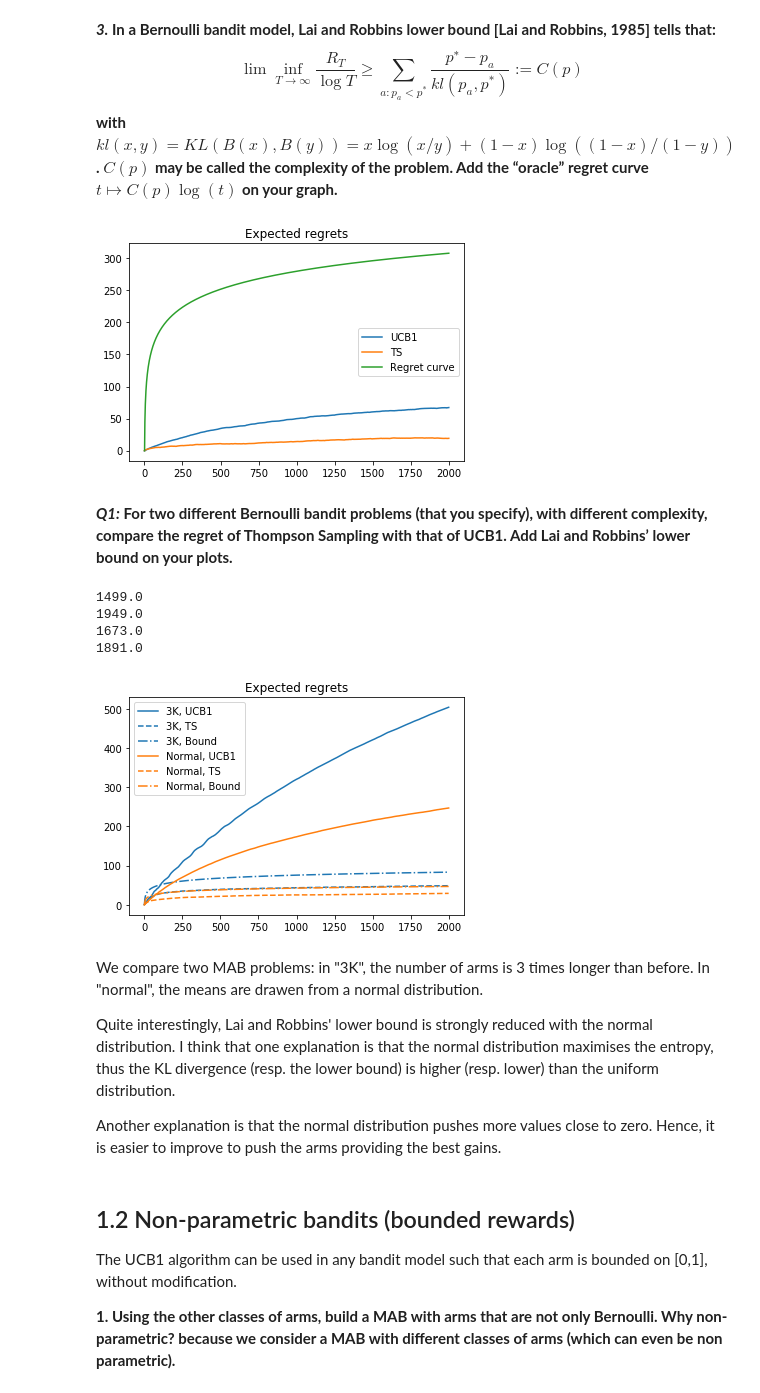
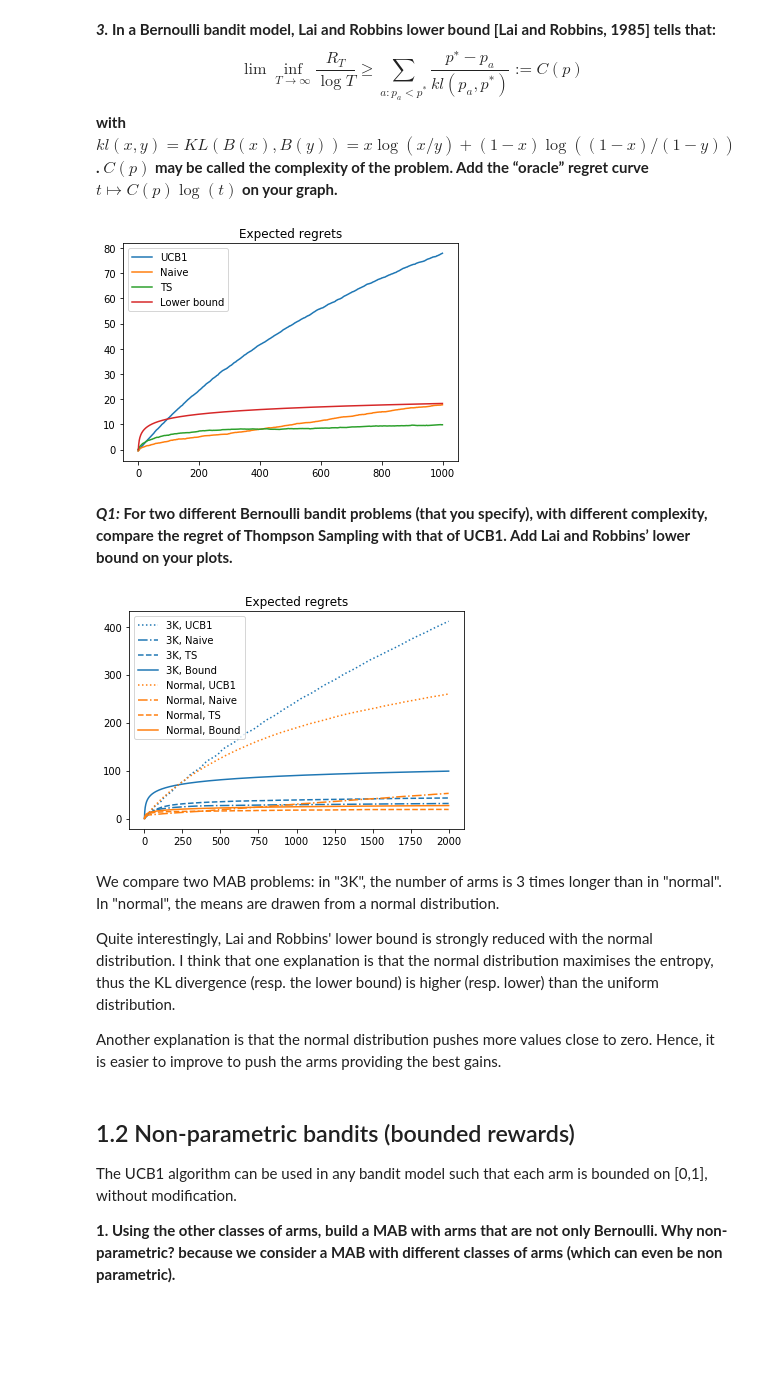
Before and after one commit to plguhur/MVA, a Jupyter notebook: TP2_python/MVARL_TP2_Guhur.ipynb, the cells around one changed output. Drawn from its saved outputs; the diff is of its cells as text; code cells hidden in the pictures; blank space fills up the shorter version.

```diff
--- a/TP2_python/MVARL_TP2_Guhur.ipynb
+++ b/TP2_python/MVARL_TP2_Guhur.ipynb
@@ -41,7 +41,7 @@ def _update_ucb(B, mu, N, t, rho=sqrt(3)):
         B[i] = mu[i] + rho*sqrt(log(t)/N[i])
 
 
-def plot_UCB1(B, mu, gt=None, sleep=0.1):
+def plot_UCB1(B, mu, gt=None, sleep=0.1, title="UCB1"):
     K = len(mu)
     plt.cla()
     ax = plt.gca()
@@ -53,7 +53,7 @@ def plot_UCB1(B, mu, gt=None, sleep=0.1):
     plt.draw()
     plt.xlabel("Arm")
     plt.ylabel("Distribution")
-    plt.title("UCB1")
+    plt.title(title)
 #     time.sleep(sleep)
     display(plt.gcf(), display_id=True)
     clear_output(wait=True)
@@ -139,17 +139,20 @@ def TS(T, MAB, rho=sqrt(3), vis="all"):
     rew = np.zeros(T+1)
 
     # steps
-    for t in range(1, T+1):
-        _update_posterior(p, a, b)
-        A = np.argmax(p)
-        s = MAB[A].sample()
-        a[A] += s
-        b[A] += 1-s
-        draws[t] = A
-        rew[t] = s
+    try:
+        for t in range(1, T+1):
+            _update_posterior(p, a, b)
+            A = np.argmax(p)
+            s = MAB[A].sample()
+            a[A] += s
+            b[A] += 1-s
+            draws[t] = A
+            rew[t] = s
 
-        if vis == "all":
-            plot_TS(a, b, gt=gt, sleep=1e-3)
+            if vis == "all":
+                plot_TS(a, b, gt=gt, sleep=1e-3)
+    except KeyboardInterrupt:
+        pass
 
     return rew, draws, p
 
@@ -162,5 +224,5 @@ You may also add the naive strategy that selects the empirical best arm at each
 # %%
-def Th(mab, simulator, T=200, n_iter=100):
+def expected_regret(mab, simulator, T=200, n_iter=100):
     cum_rew = np.zeros((n_iter, T+1))
     gt = [m.mean for m in mab]
     opt = np.max(gt)
@@ -176,12 +238,14 @@ def Th(mab, simulator, T=200, n_iter=100):
     return exp_regrets
 
 
-T = 2000
+T = 1000
 regrets_ucb1 = expected_regret(MAB, UCB1, T=T)
+regrets_naive = expected_regret(MAB, naive, T=T)
 regrets_ts = expected_regret(MAB, TS, T=T)
 
 plt.figure()
 plt.plot(range(T), regrets_ucb1, label="UCB1")
+plt.plot(range(T), regrets_naive, label="Naive")
 plt.plot(range(T), regrets_ts, label="TS")
 plt.title("Expected regrets")
 plt.legend()
@@ -212,46 +274,45 @@ regret_curve = oracle(MAB) * np.log(range(1, T))
 
 plt.figure()
 plt.plot(range(T), regrets_ucb1, label="UCB1")
+plt.plot(range(T), regrets_naive, label="Naive")
 plt.plot(range(T), regrets_ts, label="TS")
-plt.plot(range(1, T), regret_curve, label="Regret curve")
+plt.plot(range(1, T), regret_curve, label="Lower bound")
 plt.title("Expected regrets")
 plt.legend()
 plt.show()
 # %% [output]
-[figure, old version]
+[figure, new version]
 # %% [markdown]
 ***Q1:* For two different Bernoulli bandit problems (that you specify), with different complexity, compare the regret of Thompson Sampling with that of UCB1. Add Lai and Robbins’ lower bound on your plots.**
 # %%
 K = 10
 T = 2000
 means = np.random.random(3*K)
 means_n = np.random.random(K)
 problems = ["3K", "Normal"]
 MABs = {problems[0]: [ArmBernoulli(m) for m in means],
         problems[1]: [ArmBernoulli(m) for m in means_n] }
 
 plt.figure()
 
 for pb in problems:
     regrets_ucb1 = expected_regret(MABs[pb], UCB1, T=T)
     regrets_ts = expected_regret(MABs[pb], TS, T=T)
+    regrets_naive = expected_regret(MABs[pb], naive, T=T)
     regret_curve = oracle(MABs[pb]) * np.log(range(1, T))
-    p = plt.plot(range(T), regrets_ucb1, label=f"{pb}, UCB1")
+    p = plt.plot(range(T), regrets_ucb1, label=f"{pb}, UCB1", linestyle=":")
     color = p[0].get_color()
+    plt.plot(range(T), regrets_naive, label=f"{pb}, Naive", color=color, linestyle="-.")
     plt.plot(range(T), regrets_ts, label=f"{pb}, TS", color=color, linestyle="--")
-    plt.plot(range(1, T), regret_curve, label=f"{pb}, Bound", color=color, linestyle="-.")
+    plt.plot(range(1, T), regret_curve, label=f"{pb}, Bound", color=color, linestyle="-")
 
 plt.title("Expected regrets")
 plt.legend()
 plt.show()
 # %% [output]
-1499.0
-1949.0
-1673.0
-1891.0
-[figure, old version]
+[figure, new version]
 # %% [markdown]
-We compare two MAB problems: in "3K", the number of arms is 3 times longer than before. In "normal", the means are drawen from a normal distribution.
+We compare two MAB problems: in "3K", the number of arms is 3 times longer than in "normal". In "normal", the means are drawen from a normal distribution.
 
 Quite interestingly, Lai and Robbins' lower bound is strongly reduced with the normal distribution. I think that one explanation is that the normal distribution maximises the entropy, thus the KL divergence (resp. the lower bound) is higher (resp. lower) than the uniform distribution.
 
```
Also changed, not shown: parts of 6 cells of this notebook.
